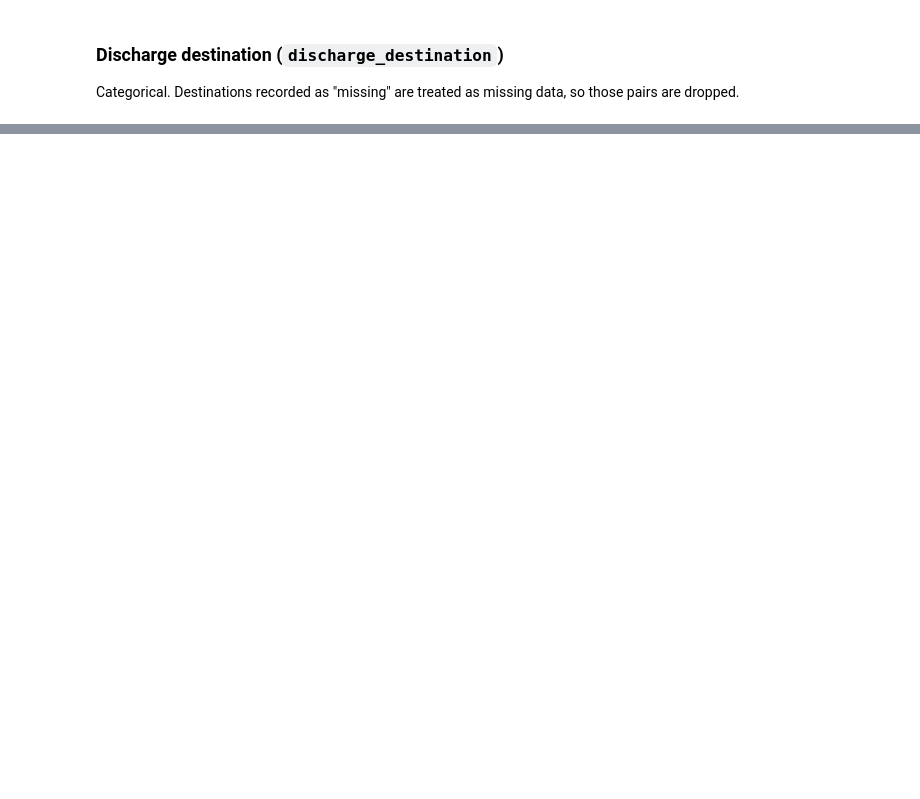
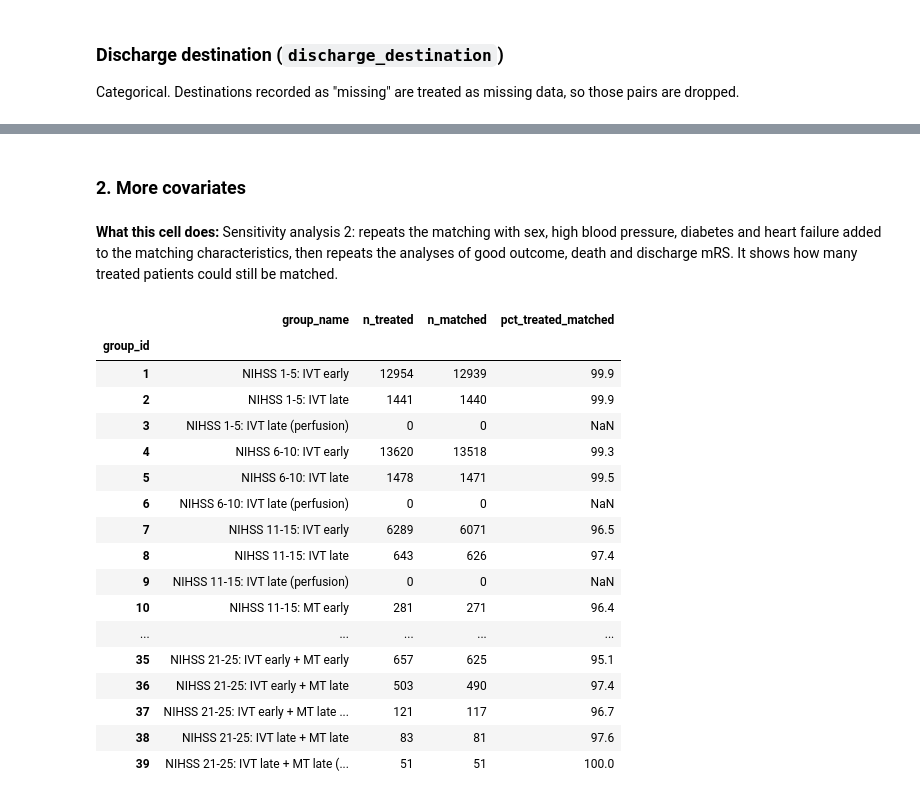
Before and after one commit to samuel-book/samuel-3, a Jupyter notebook: 4_target_trial_emulation/03_target_trials_all_patients_treatments.ipynb, the cells around one changed output, grey strips where cells are left out. Saved outputs shown, nothing was run; the diff lists cells and outputs as text; code cells hidden in the pictures; blank space fills up the shorter version.

```diff
--- a/4_target_trial_emulation/03_target_trials_all_patients_treatments.ipynb
+++ b/4_target_trial_emulation/03_target_trials_all_patients_treatments.ipynb
@@ -966,0 +1439,29 @@ Saved chart: ./output/all_ischaemic_stroke_target_trials_discharge_destination_c
+# %% [markdown]
+### 2. More covariates
+# %% [markdown]
+**What this cell does:** Sensitivity analysis 2: repeats the matching with sex, high blood pressure, diabetes and heart failure added to the matching characteristics, then repeats the analyses of good outcome, death and discharge mRS. It shows how many treated patients could still be matched.
+# %%
+SENS_EXTRA_MATCHING = ["male", "hypertension", "diabetes", "congestive_heart_failure"]
+matched_s, summary_s = match_trial_groups(sens_data, MATCHING_FEATURES + SENS_EXTRA_MATCHING)
+sensitivity_matching["More covariates"] = summary_s
+sensitivity_results.append(analyse_scenario(matched_s, "More covariates"))
+display(summary_s)
+# %% [output]
+|  | group_name | n_treated | n_matched | pct_treated_matched |
+| group_id |  |  |  |  |
+| 1 | NIHSS 1-5: IVT early | 12954 | 12939 | 99.9 |
+| 2 | NIHSS 1-5: IVT late | 1441 | 1440 | 99.9 |
+| 3 | NIHSS 1-5: IVT late (perfusion) | 0 | 0 | NaN |
+| 4 | NIHSS 6-10: IVT early | 13620 | 13518 | 99.3 |
+| 5 | NIHSS 6-10: IVT late | 1478 | 1471 | 99.5 |
+| 6 | NIHSS 6-10: IVT late (perfusion) | 0 | 0 | NaN |
+| 7 | NIHSS 11-15: IVT early | 6289 | 6071 | 96.5 |
+| 8 | NIHSS 11-15: IVT late | 643 | 626 | 97.4 |
+| 9 | NIHSS 11-15: IVT late (perfusion) | 0 | 0 | NaN |
+| 10 | NIHSS 11-15: MT early | 281 | 271 | 96.4 |
+| ... | ... | ... | ... | ... |
+| 35 | NIHSS 21-25: IVT early + MT early | 657 | 625 | 95.1 |
+| 36 | NIHSS 21-25: IVT early + MT late | 503 | 490 | 97.4 |
+| 37 | NIHSS 21-25: IVT early + MT late ... | 121 | 117 | 96.7 |
+| 38 | NIHSS 21-25: IVT late + MT late | 83 | 81 | 97.6 |
+| 39 | NIHSS 21-25: IVT late + MT late (... | 51 | 51 | 100.0 |
```
Also changed, not shown: parts of 48 cells of this notebook.
